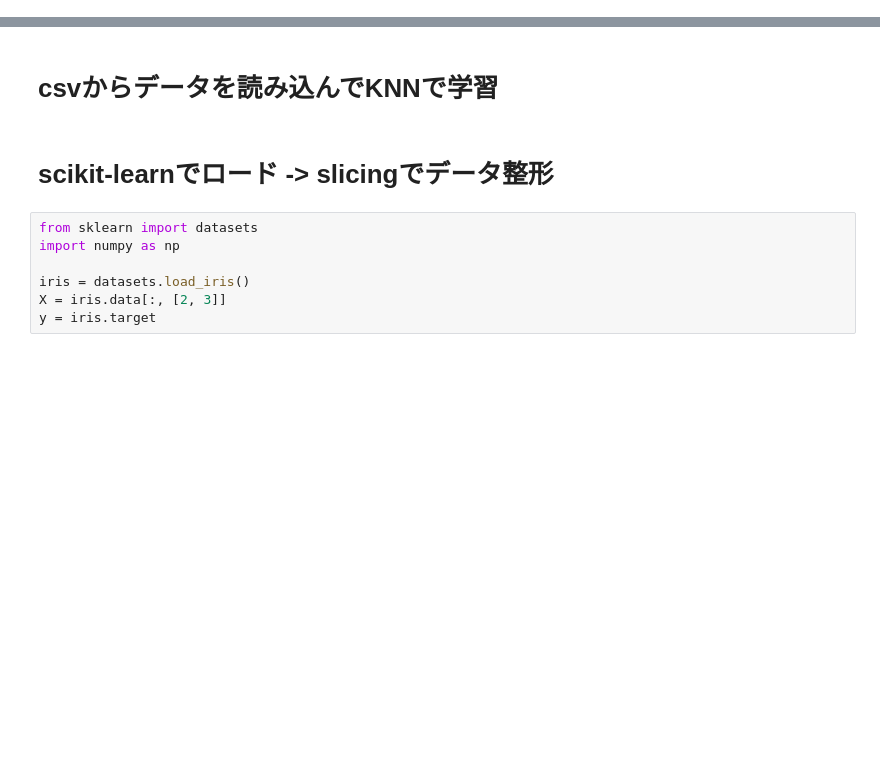
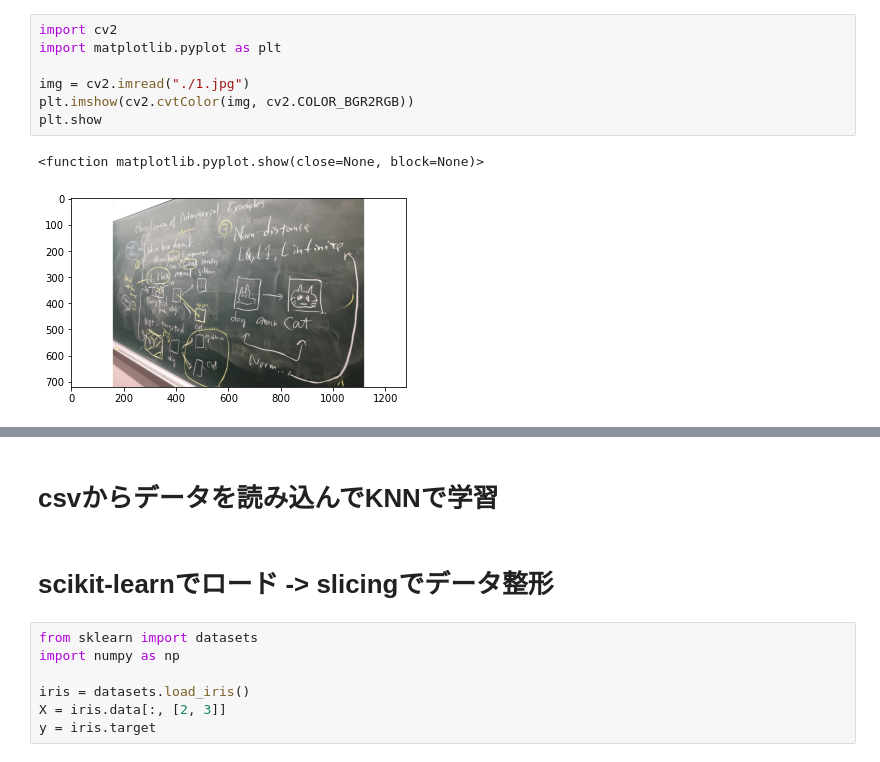
Before and after one commit to RuoAndo/ai-sec, a Jupyter notebook: 2023/2023-11-28-01.ipynb, the cells around one changed output, grey strips where cells are left out. Drawn from its saved outputs; the diff is of its cells as text; blank space fills up the shorter version.

```diff
--- a/2023/2023-11-28-01.ipynb
+++ b/2023/2023-11-28-01.ipynb
@@ -0,0 +1,10 @@
+# %%
+import cv2
+import matplotlib.pyplot as plt
+
+img = cv2.imread("./1.jpg")
+plt.imshow(cv2.cvtColor(img, cv2.COLOR_BGR2RGB))
+plt.show
+# %% [output]
+<function matplotlib.pyplot.show(close=None, block=None)>
+[figure, added]
```
Also changed, not shown: parts of 3 cells of this notebook.
